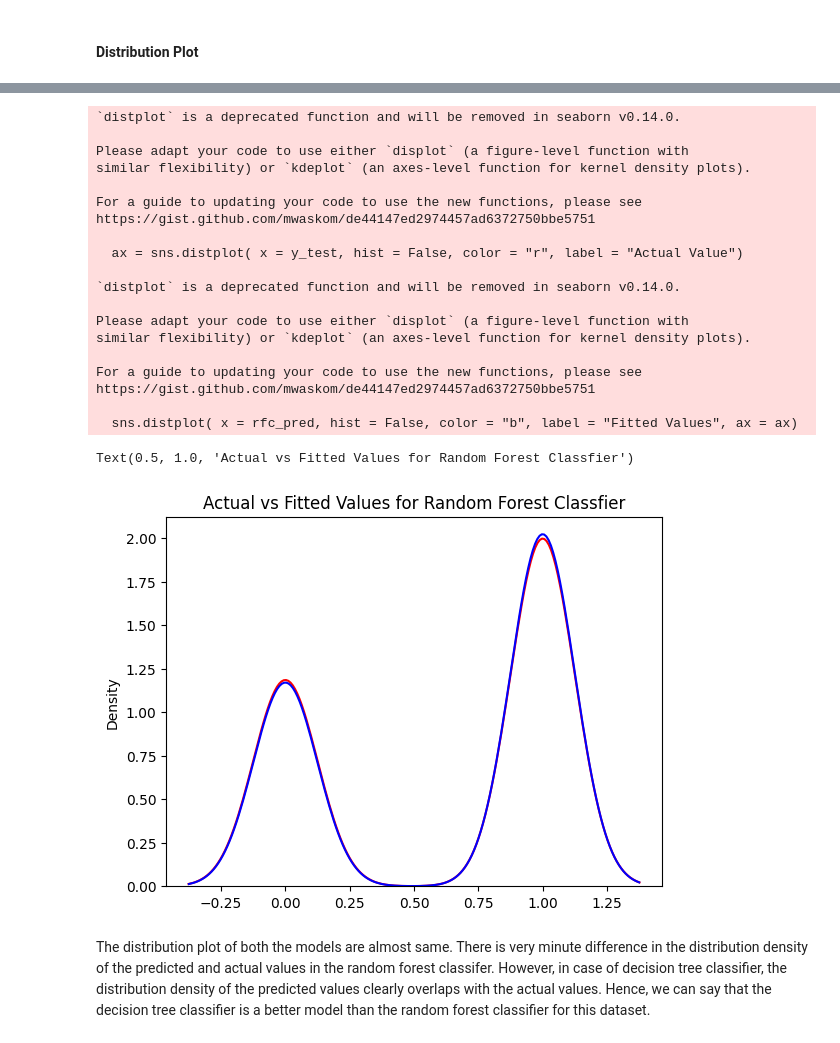
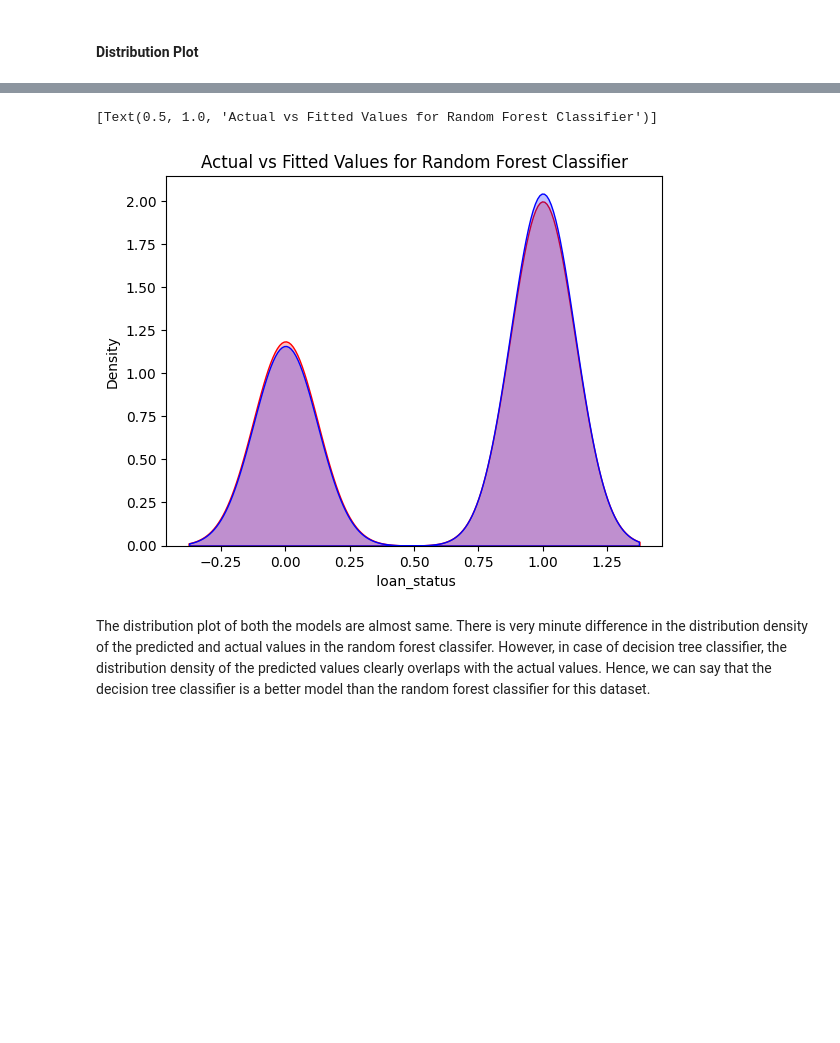
Before and after one commit to aigenanalytics/loanapprovalprediction, a Jupyter notebook: Loan_Approval_Prediction.ipynb, the cells around one changed output, grey strips where cells are left out. Saved outputs shown, nothing was run; the diff lists cells and outputs as text; code cells hidden in the pictures; blank space fills up the shorter version.

```diff
--- a/Loan_Approval_Prediction.ipynb
+++ b/Loan_Approval_Prediction.ipynb
@@ -412,29 +393,10 @@ Text(0.5, 1.0, 'Actual vs Fitted Values for Decsion Tree Classfier')
 # %%
-ax = sns.distplot( x = y_test, hist = False, color = "r", label = "Actual Value")
-sns.distplot( x = rfc_pred, hist = False, color = "b", label = "Fitted Values", ax = ax)
-plt.title('Actual vs Fitted Values for Random Forest Classfier')
+ax = sns.kdeplot(x=y_test, color="r", label="Actual Value", fill=True)
+sns.kdeplot(x=rfc_pred, color="b", label="Fitted Values", fill=True, ax=ax)
+ax.set(title='Actual vs Fitted Values for Random Forest Classifier')
 # %% [output]
-`distplot` is a deprecated function and will be removed in seaborn v0.14.0.
-
-Please adapt your code to use either `displot` (a figure-level function with
-similar flexibility) or `kdeplot` (an axes-level function for kernel density plots).
-
-For a guide to updating your code to use the new functions, please see
-https://gist.github.com/mwaskom/de44147ed2974457ad6372750bbe5751
-
-  ax = sns.distplot( x = y_test, hist = False, color = "r", label = "Actual Value")
-
-`distplot` is a deprecated function and will be removed in seaborn v0.14.0.
-
-Please adapt your code to use either `displot` (a figure-level function with
-similar flexibility) or `kdeplot` (an axes-level function for kernel density plots).
-
-For a guide to updating your code to use the new functions, please see
-https://gist.github.com/mwaskom/de44147ed2974457ad6372750bbe5751
-
-  sns.distplot( x = rfc_pred, hist = False, color = "b", label = "Fitted Values", ax = ax)
+[Text(0.5, 1.0, 'Actual vs Fitted Values for Random Forest Classifier')]
-Text(0.5, 1.0, 'Actual vs Fitted Values for Random Forest Classfier')
-[figure, old version]
+[figure, new version]
 # %% [markdown]
 The distribution plot of both the models are almost same. There is very minute difference in the distribution density of the predicted and actual values in the random forest classifer. However, in case of decision tree classifier, the distribution density of the predicted values clearly overlaps with the actual values. Hence, we can say that the decision tree classifier is a better model than the random forest classifier for this dataset.
 # %% [markdown]
```
Also changed, not shown: parts of 1 cell of this notebook.
